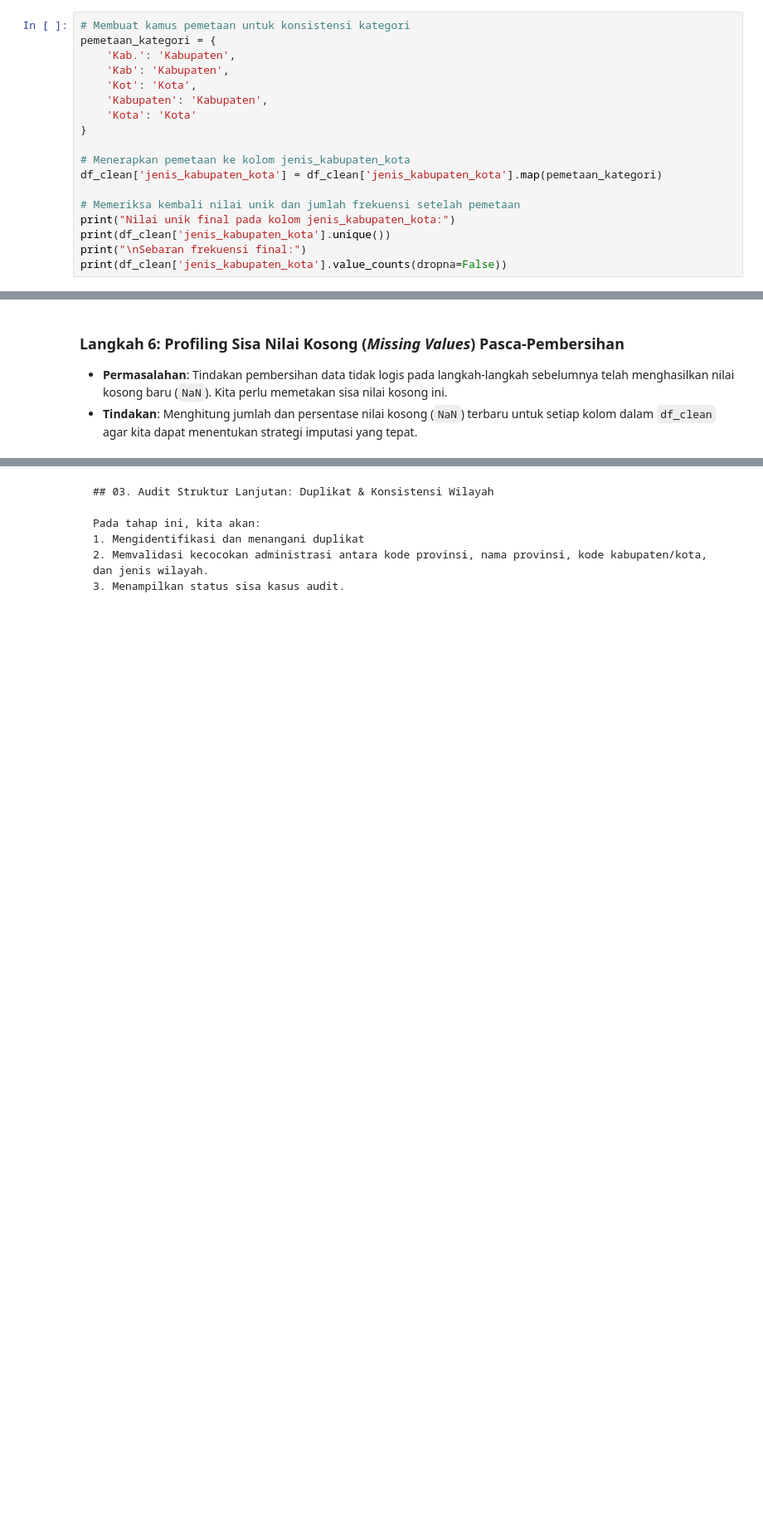
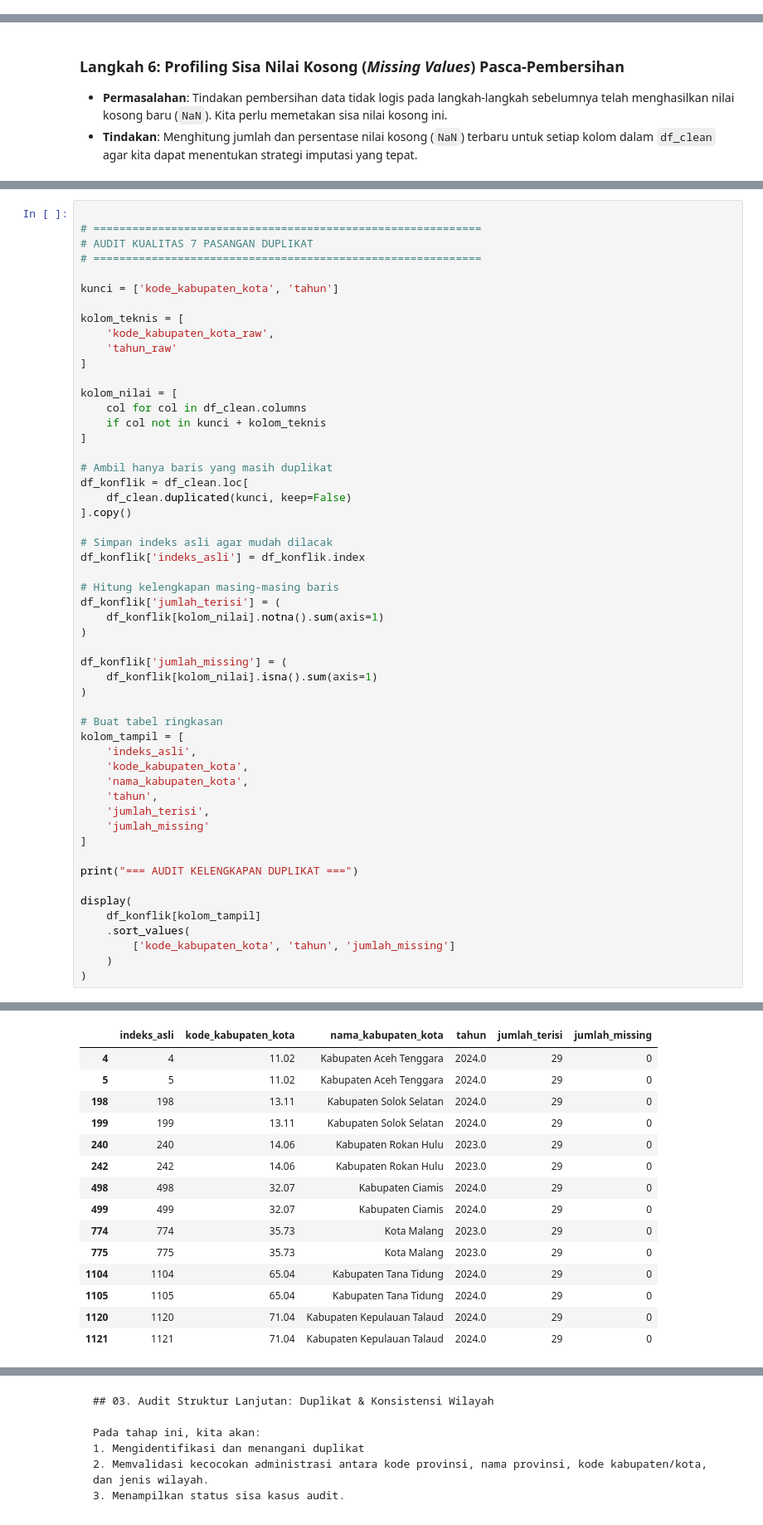
Before and after one commit to evafachria/SDG-Data-Clean-And-Feature-Engineering, a Jupyter notebook: Untitled20.ipynb, the cells around one changed output, grey strips where cells are left out. Shown at 83% size. Cells and saved outputs as stored; diff of their text form; blank space fills up the shorter version.

```diff
--- a/Untitled20.ipynb
+++ b/Untitled20.ipynb
@@ -483,21 +798,3 @@ Name: count, dtype: int64
 ### Langkah 5 (Tambahan): Pemetaan Konsistensi Kategori Administrasi
 * **Permasalahan**: Masih terdapat variasi penulisan singkatan seperti `Kab.`, `Kab`, dan `Kot` pada kolom `jenis_kabupaten_kota` setelah diubah ke Title Case.
 * **Tindakan**: Melakukan pemetaan (*mapping*) eksplisit untuk menyatukan singkatan tersebut ke kategori standar: `Kabupaten` atau `Kota`.
-# %%
-# Membuat kamus pemetaan untuk konsistensi kategori
-pemetaan_kategori = {
-    'Kab.': 'Kabupaten',
-    'Kab': 'Kabupaten',
-    'Kot': 'Kota',
-    'Kabupaten': 'Kabupaten',
-    'Kota': 'Kota'
-}
-
-# Menerapkan pemetaan ke kolom jenis_kabupaten_kota
-df_clean['jenis_kabupaten_kota'] = df_clean['jenis_kabupaten_kota'].map(pemetaan_kategori)
-
-# Memeriksa kembali nilai unik dan jumlah frekuensi setelah pemetaan
-print("Nilai unik final pada kolom jenis_kabupaten_kota:")
-print(df_clean['jenis_kabupaten_kota'].unique())
-print("\nSebaran frekuensi final:")
-print(df_clean['jenis_kabupaten_kota'].value_counts(dropna=False))
@@ -553,0 +1715,54 @@ Total kolom yang memiliki nilai kosong: 14 kolom
+# %%
+
+# ============================================================
+# AUDIT KUALITAS 7 PASANGAN DUPLIKAT
+# ============================================================
+
+kunci = ['kode_kabupaten_kota', 'tahun']
+
+kolom_teknis = [
+    'kode_kabupaten_kota_raw',
+    'tahun_raw'
+]
+
+kolom_nilai = [
+    col for col in df_clean.columns
+    if col not in kunci + kolom_teknis
+]
+
+# Ambil hanya baris yang masih duplikat
+df_konflik = df_clean.loc[
+    df_clean.duplicated(kunci, keep=False)
+].copy()
+
+# Simpan indeks asli agar mudah dilacak
+df_konflik['indeks_asli'] = df_konflik.index
+
+# Hitung kelengkapan masing-masing baris
+df_konflik['jumlah_terisi'] = (
+    df_konflik[kolom_nilai].notna().sum(axis=1)
+)
+
+df_konflik['jumlah_missing'] = (
+    df_konflik[kolom_nilai].isna().sum(axis=1)
+)
+
+# Buat tabel ringkasan
+kolom_tampil = [
+    'indeks_asli',
+    'kode_kabupaten_kota',
+    'nama_kabupaten_kota',
+    'tahun',
+    'jumlah_terisi',
+    'jumlah_missing'
+]
+
+print("=== AUDIT KELENGKAPAN DUPLIKAT ===")
+
+display(
+    df_konflik[kolom_tampil]
+    .sort_values(
+        ['kode_kabupaten_kota', 'tahun', 'jumlah_missing']
+    )
+)
+# %% [output]
@@ -553,0 +1770,15 @@ Total kolom yang memiliki nilai kosong: 14 kolom
+|  | indeks_asli | kode_kabupaten_kota | nama_kabupaten_kota | tahun | jumlah_terisi | jumlah_missing |
+| 4 | 4 | 11.02 | Kabupaten Aceh Tenggara | 2024.0 | 29 | 0 |
+| 5 | 5 | 11.02 | Kabupaten Aceh Tenggara | 2024.0 | 29 | 0 |
+| 198 | 198 | 13.11 | Kabupaten Solok Selatan | 2024.0 | 29 | 0 |
+| 199 | 199 | 13.11 | Kabupaten Solok Selatan | 2024.0 | 29 | 0 |
+| 240 | 240 | 14.06 | Kabupaten Rokan Hulu | 2023.0 | 29 | 0 |
+| 242 | 242 | 14.06 | Kabupaten Rokan Hulu | 2023.0 | 29 | 0 |
+| 498 | 498 | 32.07 | Kabupaten Ciamis | 2024.0 | 29 | 0 |
+| 499 | 499 | 32.07 | Kabupaten Ciamis | 2024.0 | 29 | 0 |
+| 774 | 774 | 35.73 | Kota Malang | 2023.0 | 29 | 0 |
+| 775 | 775 | 35.73 | Kota Malang | 2023.0 | 29 | 0 |
+| 1104 | 1104 | 65.04 | Kabupaten Tana Tidung | 2024.0 | 29 | 0 |
+| 1105 | 1105 | 65.04 | Kabupaten Tana Tidung | 2024.0 | 29 | 0 |
+| 1120 | 1120 | 71.04 | Kabupaten Kepulauan Talaud | 2024.0 | 29 | 0 |
+| 1121 | 1121 | 71.04 | Kabupaten Kepulauan Talaud | 2024.0 | 29 | 0 |
```
Also changed, not shown: parts of 68 cells of this notebook.
